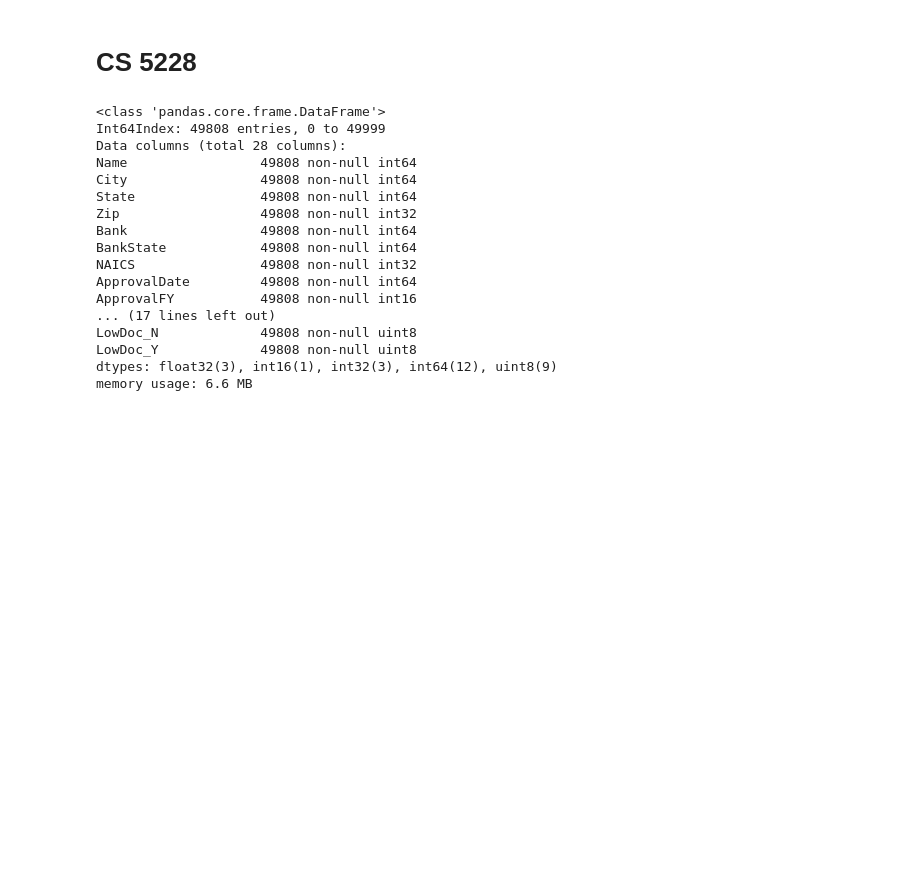
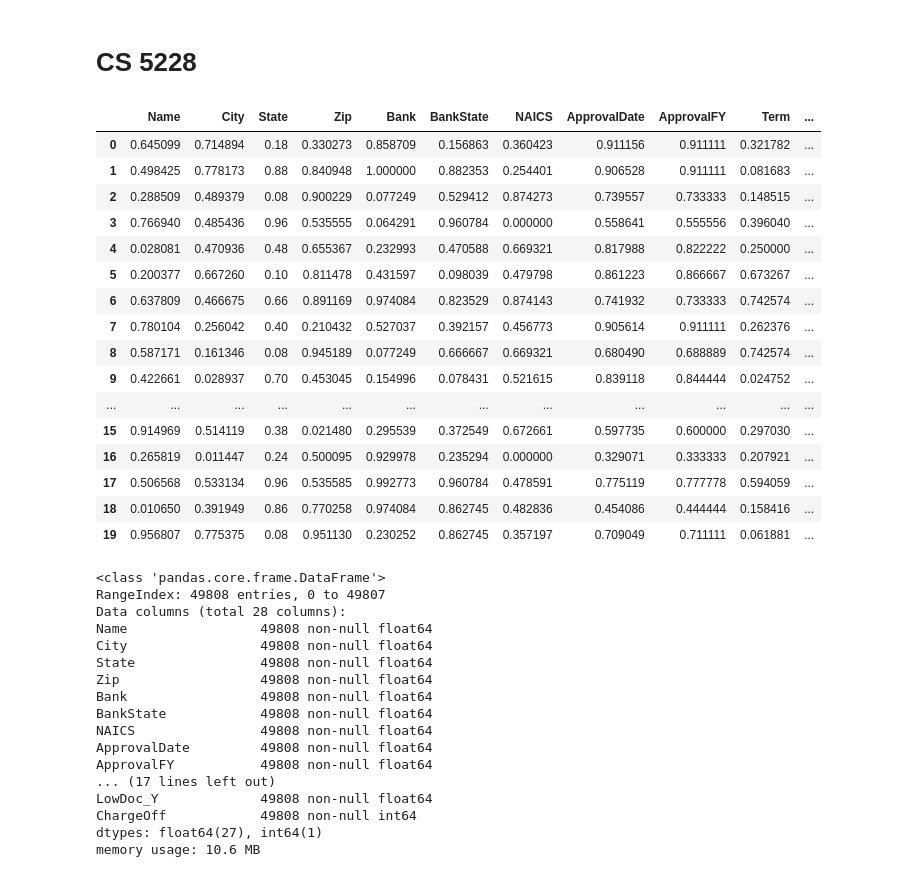
Before and after one commit to pocketgirl89757/CS5228_Project, a Jupyter notebook: Adaboost.ipynb, the cells around one changed output. Drawn from its saved outputs; the diff is of its cells as text; code cells hidden in the pictures; blank space fills up the shorter version.

```diff
--- a/Adaboost.ipynb
+++ b/Adaboost.ipynb
@@ -39,34 +39,51 @@ pd.set_option('display.max_columns', None)
 
 # drop_columns = ['CreateJob','ApprovalFY','ApprovalDate','DisbursementGross','SBA_Appv']
 
-
-# drop_columns = []
+drop_columns = []
 
 le = generate_labels()
+sc = generate_scaler(le, preprocessing.MinMaxScaler())
 
-base_dropna = get_data(le=le,type='train', dropna=True, get_dummy=True, feature_split=False, values_only=True,drop_columns=drop_columns)
-base_fillna = get_data(le=le,type='train', dropna=False, get_dummy=True, feature_split=False, values_only=True,drop_columns=drop_columns)
-feature_dropna = get_data(le=le,type='train', dropna=True, get_dummy=True, feature_split=True, values_only=True,drop_columns=drop_columns)
-feature_fillna = get_data(le=le,type='train', dropna=False, get_dummy=True, feature_split=True, values_only=True,drop_columns=drop_columns)
+base_dropna = get_data(scaler=sc,le=le,type='train', dropna=True, get_dummy=True, feature_split=False, values_only=True,drop_columns=drop_columns)
+# %%
+base_dropna.head(20)
+# %% [output]
+|  | Name | City | State | Zip | Bank | BankState | NAICS | ApprovalDate | ApprovalFY | Term | ... |
+| 0 | 0.645099 | 0.714894 | 0.18 | 0.330273 | 0.858709 | 0.156863 | 0.360423 | 0.911156 | 0.911111 | 0.321782 | ... |
+| 1 | 0.498425 | 0.778173 | 0.88 | 0.840948 | 1.000000 | 0.882353 | 0.254401 | 0.906528 | 0.911111 | 0.081683 | ... |
+| 2 | 0.288509 | 0.489379 | 0.08 | 0.900229 | 0.077249 | 0.529412 | 0.874273 | 0.739557 | 0.733333 | 0.148515 | ... |
+| 3 | 0.766940 | 0.485436 | 0.96 | 0.535555 | 0.064291 | 0.960784 | 0.000000 | 0.558641 | 0.555556 | 0.396040 | ... |
+| 4 | 0.028081 | 0.470936 | 0.48 | 0.655367 | 0.232993 | 0.470588 | 0.669321 | 0.817988 | 0.822222 | 0.250000 | ... |
+| 5 | 0.200377 | 0.667260 | 0.10 | 0.811478 | 0.431597 | 0.098039 | 0.479798 | 0.861223 | 0.866667 | 0.673267 | ... |
+| 6 | 0.637809 | 0.466675 | 0.66 | 0.891169 | 0.974084 | 0.823529 | 0.874143 | 0.741932 | 0.733333 | 0.742574 | ... |
+| 7 | 0.780104 | 0.256042 | 0.40 | 0.210432 | 0.527037 | 0.392157 | 0.456773 | 0.905614 | 0.911111 | 0.262376 | ... |
+| 8 | 0.587171 | 0.161346 | 0.08 | 0.945189 | 0.077249 | 0.666667 | 0.669321 | 0.680490 | 0.688889 | 0.742574 | ... |
+| 9 | 0.422661 | 0.028937 | 0.70 | 0.453045 | 0.154996 | 0.078431 | 0.521615 | 0.839118 | 0.844444 | 0.024752 | ... |
+| ... | ... | ... | ... | ... | ... | ... | ... | ... | ... | ... | ... |
+| 15 | 0.914969 | 0.514119 | 0.38 | 0.021480 | 0.295539 | 0.372549 | 0.672661 | 0.597735 | 0.600000 | 0.297030 | ... |
+| 16 | 0.265819 | 0.011447 | 0.24 | 0.500095 | 0.929978 | 0.235294 | 0.000000 | 0.329071 | 0.333333 | 0.207921 | ... |
+| 17 | 0.506568 | 0.533134 | 0.96 | 0.535585 | 0.992773 | 0.960784 | 0.478591 | 0.775119 | 0.777778 | 0.594059 | ... |
+| 18 | 0.010650 | 0.391949 | 0.86 | 0.770258 | 0.974084 | 0.862745 | 0.482836 | 0.454086 | 0.444444 | 0.158416 | ... |
+| 19 | 0.956807 | 0.775375 | 0.08 | 0.951130 | 0.230252 | 0.862745 | 0.357197 | 0.709049 | 0.711111 | 0.061881 | ... |
 # %%
 base_dropna.info()
 # %% [output]
 <class 'pandas.core.frame.DataFrame'>
-Int64Index: 49808 entries, 0 to 49999
+RangeIndex: 49808 entries, 0 to 49807
 Data columns (total 28 columns):
-Name                 49808 non-null int64
-City                 49808 non-null int64
-State                49808 non-null int64
-Zip                  49808 non-null int32
-Bank                 49808 non-null int64
-BankState            49808 non-null int64
-NAICS                49808 non-null int32
-ApprovalDate         49808 non-null int64
-ApprovalFY           49808 non-null int16
+Name                 49808 non-null float64
+City                 49808 non-null float64
+State                49808 non-null float64
+Zip                  49808 non-null float64
+Bank                 49808 non-null float64
+BankState            49808 non-null float64
+NAICS                49808 non-null float64
+ApprovalDate         49808 non-null float64
+ApprovalFY           49808 non-null float64
 ... (17 lines left out)
-LowDoc_N             49808 non-null uint8
-LowDoc_Y             49808 non-null uint8
-dtypes: float32(3), int16(1), int32(3), int64(12), uint8(9)
-memory usage: 6.6 MB
+LowDoc_Y             49808 non-null float64
+ChargeOff            49808 non-null int64
+dtypes: float64(27), int64(1)
+memory usage: 10.6 MB
 # %%
 # Process Test Data
```
Also changed, not shown: parts of 18 cells of this notebook, 4 other files.
